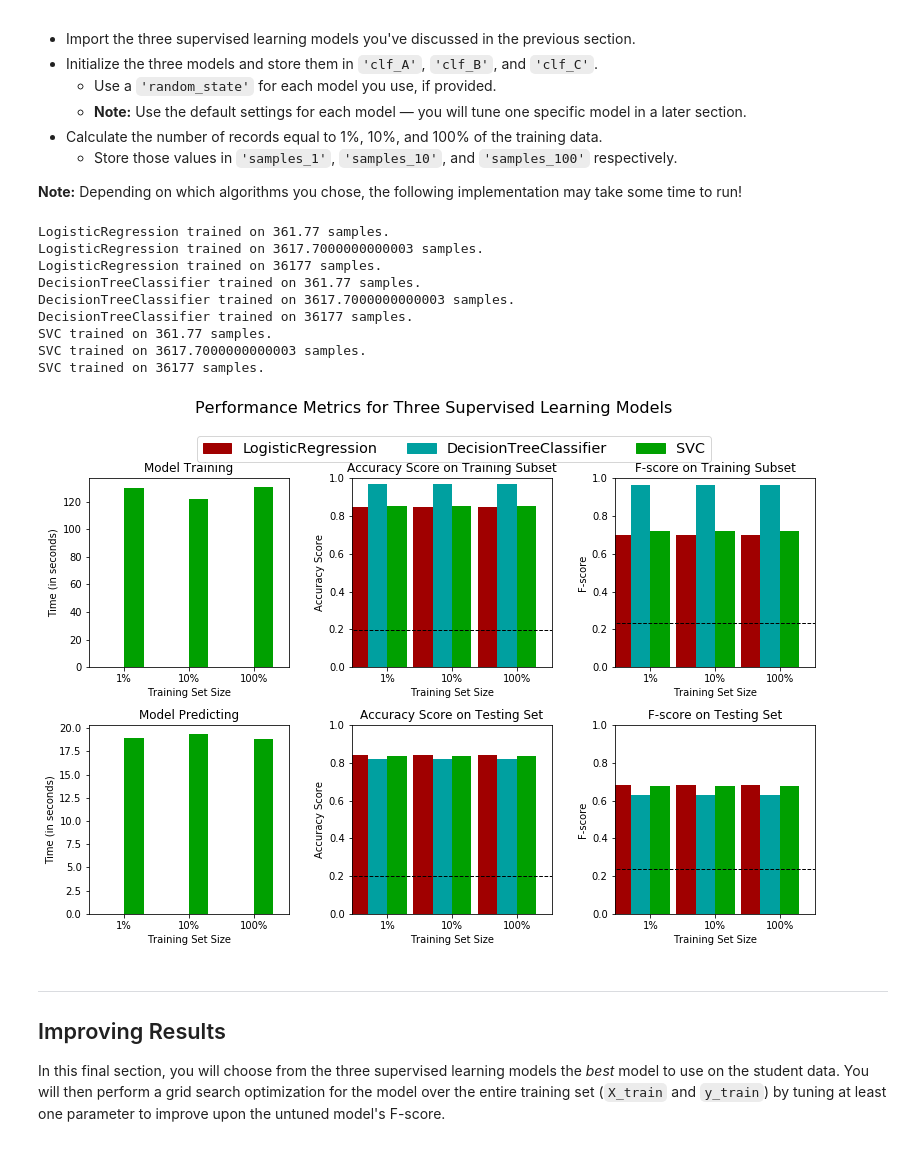
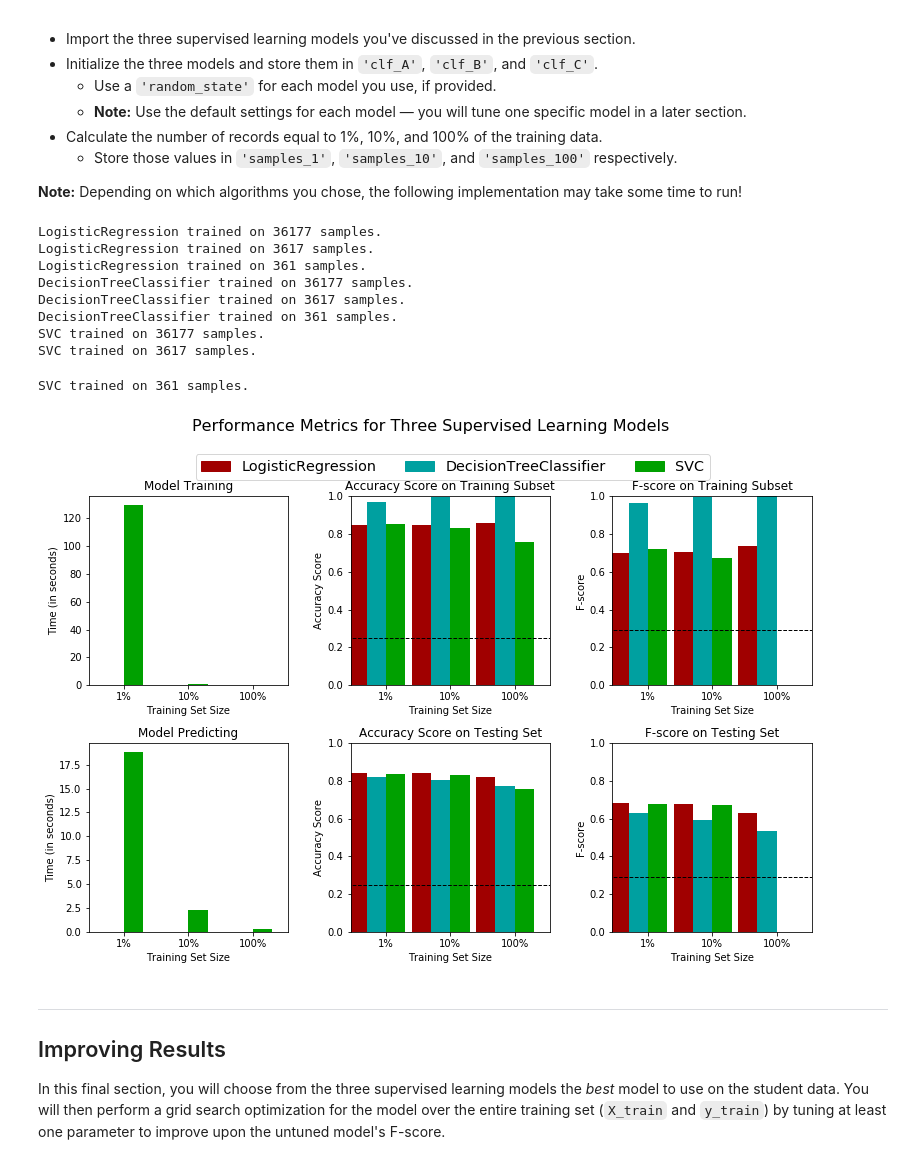
Before and after one commit to deepaksingh335/Finding-Donors--Classification-ML, a Jupyter notebook: finding_donors.ipynb, the cells around one changed output. Cells and saved outputs as stored; diff of their text form; code cells hidden in the pictures.

```diff
--- a/finding_donors.ipynb
+++ b/finding_donors.ipynb
@@ -260,12 +262,13 @@ FP = income.count() - TP # Specific to the naive case
 TN = 0 # No predicted negatives in the naive case
 FN = 0 # No predicted negatives in the naive case
 '''
-TP = np.sum(income)
+income_pred=income.apply(lambda x:1)
 
-FP = income.count()
+TP=sum(map(lambda x,y: 1 if x==1 and y==1 else 0, income,income_pred)) #True Pos
+FP=sum(map(lambda x,y: 1 if x==0 and y==1 else 0, income,income_pred)) #False Pos
+FN=sum(map(lambda x,y: 1 if x==1 and y==0 else 0, income,income_pred)) #False Neg
+TN=sum(map(lambda x,y: 1 if x==0 and y==0 else 0, income,income_pred)) #True Neg
 
-FN = 0
-TN = 0
 # TODO: Calculate accuracy, precision and recall
 accuracy = (TP+TN)/(TP+TN+FP+FN)
 recall = TP/(TP+FN)
@@ -383,7 +386,7 @@ def train_predict(learner, sample_size, X_train, y_train, X_test, y_test):
 
     # TODO: Fit the learner to the training data using slicing with 'sample_size' using .fit(training_features[:], training_labels[:])
     start = time() # Get start time
-    learner = learner.fit(X_train,y_train)
+    learner = learner.fit(X_train[:sample_size],y_train[:sample_size])
     end = time() # Get end time
 
     # TODO: Calculate the training time
@@ -430,44 +433,44 @@ In the code cell, you will need to implement the following:
 # %%
 # TODO: Import the three supervised learning models from sklearn
 from sklearn.linear_model import LogisticRegression
 from sklearn.tree import DecisionTreeClassifier
 from sklearn.svm import SVC
 
 # TODO: Initialize the three models
-clf_A = LogisticRegression()
-clf_B = DecisionTreeClassifier()
-clf_C = SVC()
+clf_A = LogisticRegression(random_state=0)
+clf_B = DecisionTreeClassifier(random_state=0)
+clf_C = SVC(random_state=0)
 
 # TODO: Calculate the number of samples for 1%, 10%, and 100% of the training data
 # HINT: samples_100 is the entire training set i.e. len(y_train)
 # HINT: samples_10 is 10% of samples_100 (ensure to set the count of the values to be `int` and not `float`)
 # HINT: samples_1 is 1% of samples_100 (ensure to set the count of the values to be `int` and not `float`)
-samples_100 = len(y_train)
-samples_10 = len(y_train)*0.10
-samples_1 = len(y_train)*0.01
+samples_100 = len(y_train)/100
+samples_10 = len(y_train)/10
+samples_1 = len(y_train)
 
 # Collect results on the learners
 results = {}
 for clf in [clf_A, clf_B, clf_C]:
     clf_name = clf.__class__.__name__
     results[clf_name] = {}
     for i, samples in enumerate([samples_1, samples_10, samples_100]):
         results[clf_name][i] = \
-        train_predict(clf, samples, X_train, y_train, X_test, y_test)
+        train_predict(clf, int(samples), X_train, y_train, X_test, y_test)
 
 # Run metrics visualization for the three supervised learning models chosen
 vs.evaluate(results, accuracy, fscore)
 # %% [output]
-LogisticRegression trained on 361.77 samples.
-LogisticRegression trained on 3617.7000000000003 samples.
 LogisticRegression trained on 36177 samples.
-DecisionTreeClassifier trained on 361.77 samples.
-DecisionTreeClassifier trained on 3617.7000000000003 samples.
+LogisticRegression trained on 3617 samples.
+LogisticRegression trained on 361 samples.
 DecisionTreeClassifier trained on 36177 samples.
-SVC trained on 361.77 samples.
-SVC trained on 3617.7000000000003 samples.
+DecisionTreeClassifier trained on 3617 samples.
+DecisionTreeClassifier trained on 361 samples.
 SVC trained on 36177 samples.
+SVC trained on 3617 samples.
+SVC trained on 361 samples.
-[figure, old version]
+[figure, new version]
 # %% [markdown]
 ----
 ## Improving Results
```
Also changed, not shown: parts of 7 cells of this notebook, 3 other files.
